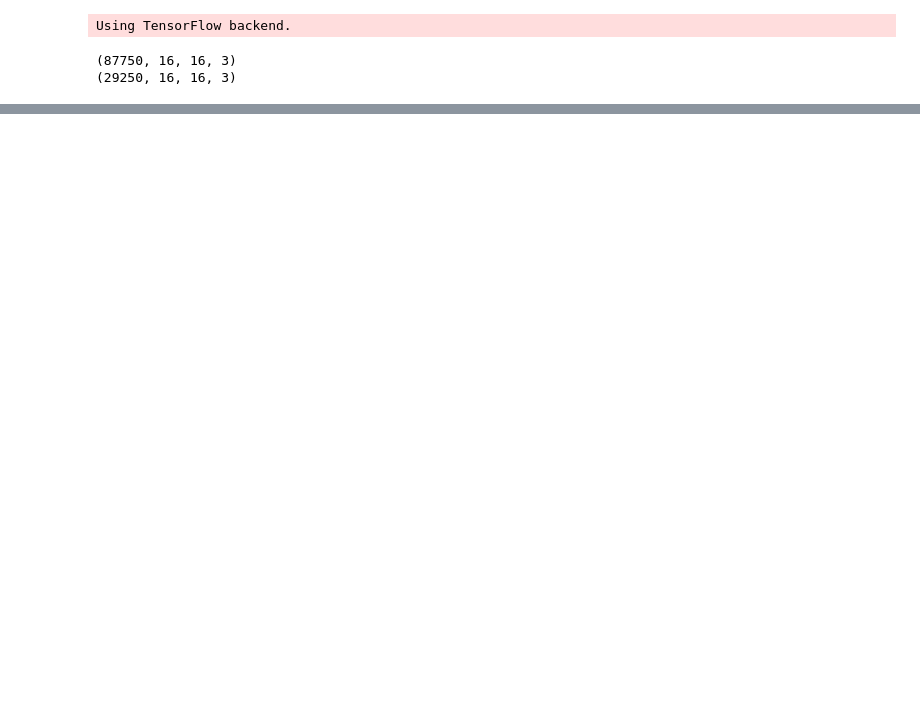
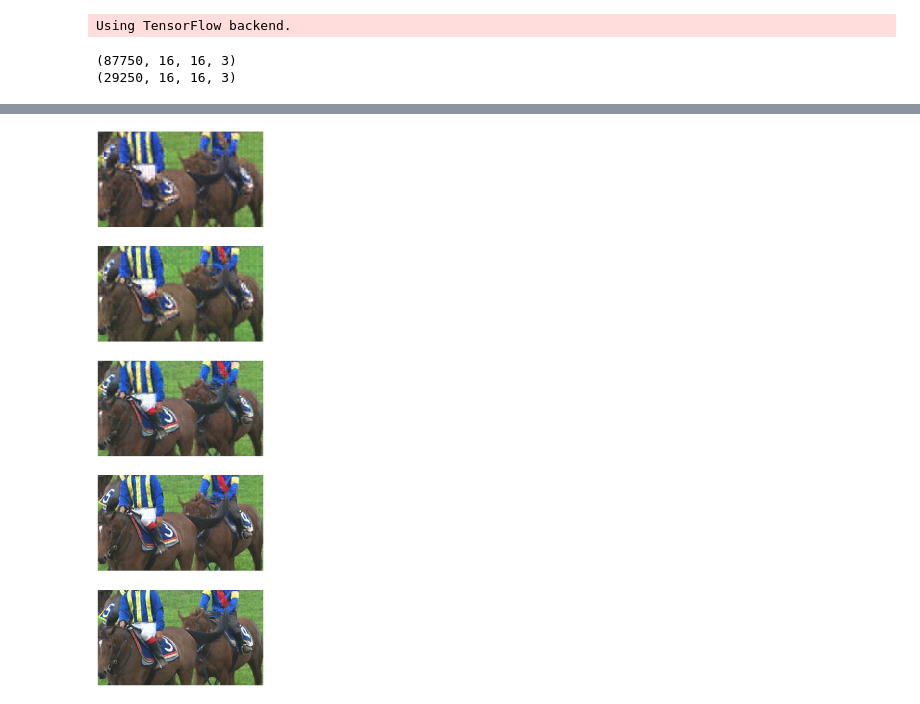
Before and after one commit to Chlerry/term-project, a Jupyter notebook: task3/task3.ipynb, the cells around one changed output, grey strips where cells are left out. Saved outputs shown, nothing was run; the diff lists cells and outputs as text; code cells hidden in the pictures; blank space fills up the shorter version.

```diff
--- a/task3/task3.ipynb
+++ b/task3/task3.ipynb
@@ -54,0 +60,5 @@ Epoch 1/1
+# %%
+# Train model 2
+model2_decoders = []
+for r in ratios:
+    model2_decoders.append(vcompresslib.model2(train_data, patch_shape, r))
@@ -71,0 +89,6 @@ print(PSNR)
+# %%
+# Feed test data into the feed model, and get decoded images
+model2_decoded_images = []
+for d in model2_decoders:
+    model2_decoded_images.append(vcompresslib.get_decoded_image(d, test_data, \
+                                               patch_shape, test_image.shape))
@@ -71,0 +128,13 @@ print(PSNR)
+# %%
+n_images = 5
+
+_, axarr = plt.subplots(n_images,figsize=(40, 40), sharey=True)
+
+
+for i in range(n_images):
+        axarr[i].imshow(model2_decoded_images[i][5])
+        axarr[i].axis('off')
+
+plt.show()
+# %% [output]
+[figure, added]
```
Also changed, not shown: parts of 8 cells of this notebook.
